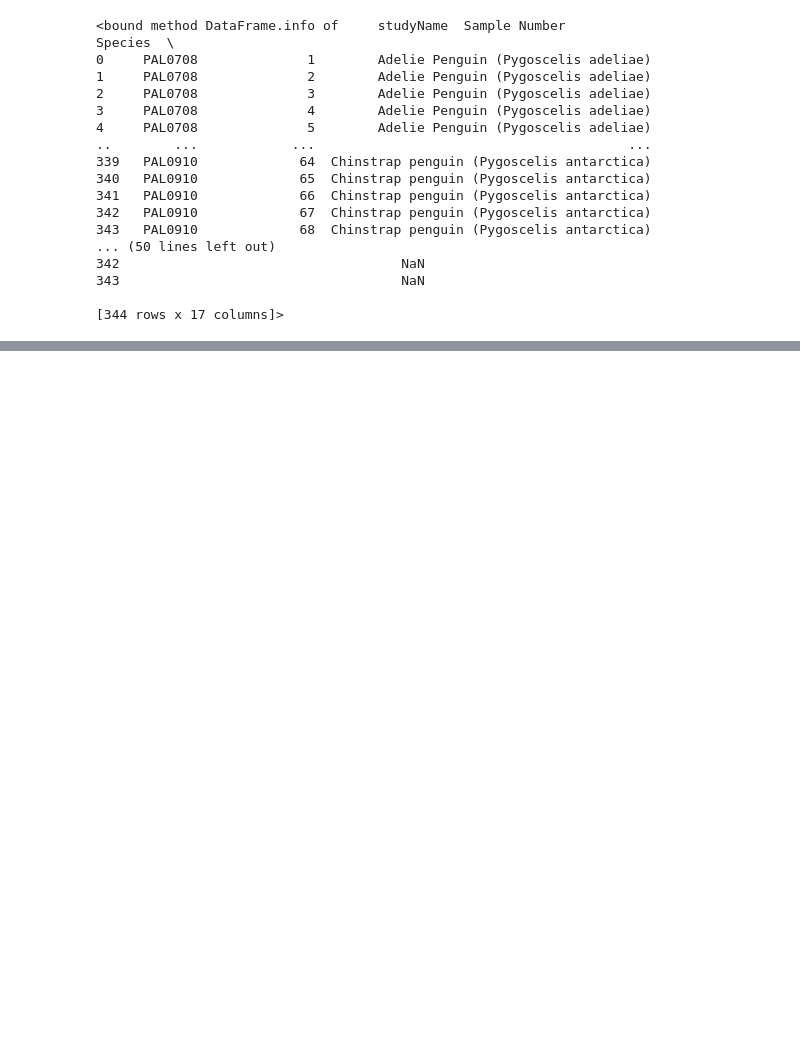
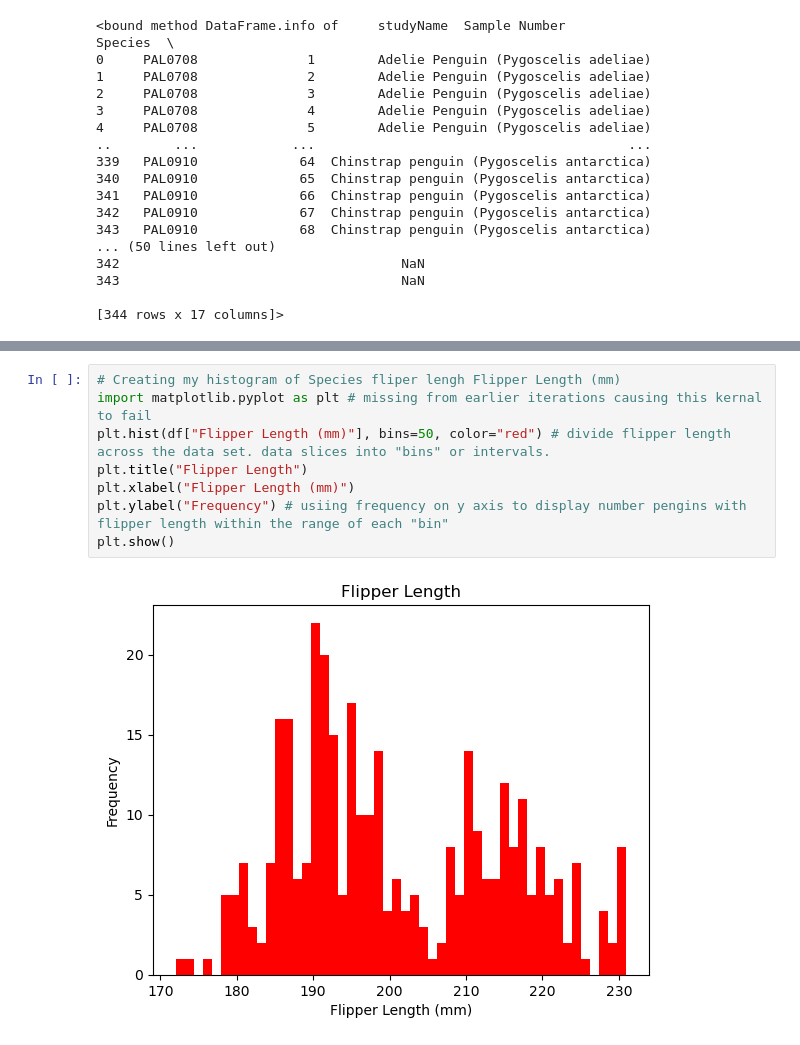
Before and after one commit to DBrennan88/Principles-of-Data-Analytics, a Jupyter notebook: penguins.ipynb, the cells around one changed output, grey strips where cells are left out. Drawn from its saved outputs; the diff is of its cells as text; blank space fills up the shorter version.

```diff
--- a/penguins.ipynb
+++ b/penguins.ipynb
@@ -105,0 +108,10 @@ KeyError: 'species'
+# %%
+# Creating my histogram of Species fliper lengh Flipper Length (mm)
+import matplotlib.pyplot as plt # missing from earlier iterations causing this kernal to fail
+plt.hist(df["Flipper Length (mm)"], bins=50, color="red") # divide flipper length across the data set. data slices into "bins" or intervals.
+plt.title("Flipper Length")
+plt.xlabel("Flipper Length (mm)")
+plt.ylabel("Frequency") # usiing frequency on y axis to display number pengins with flipper length within the range of each "bin"
+plt.show()
+# %% [output]
+[figure, added]
```
Also changed, not shown: parts of 1 cell of this notebook.
